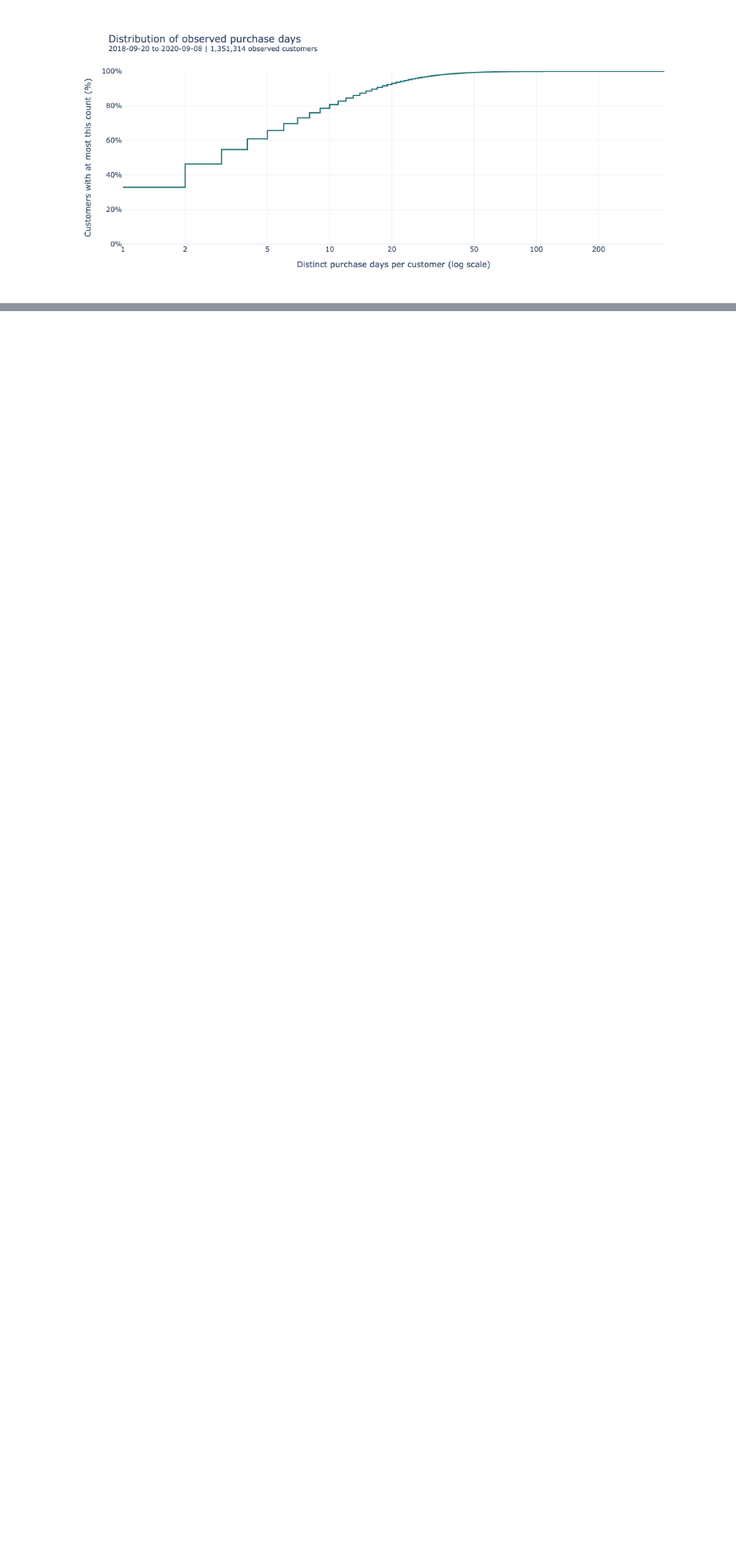
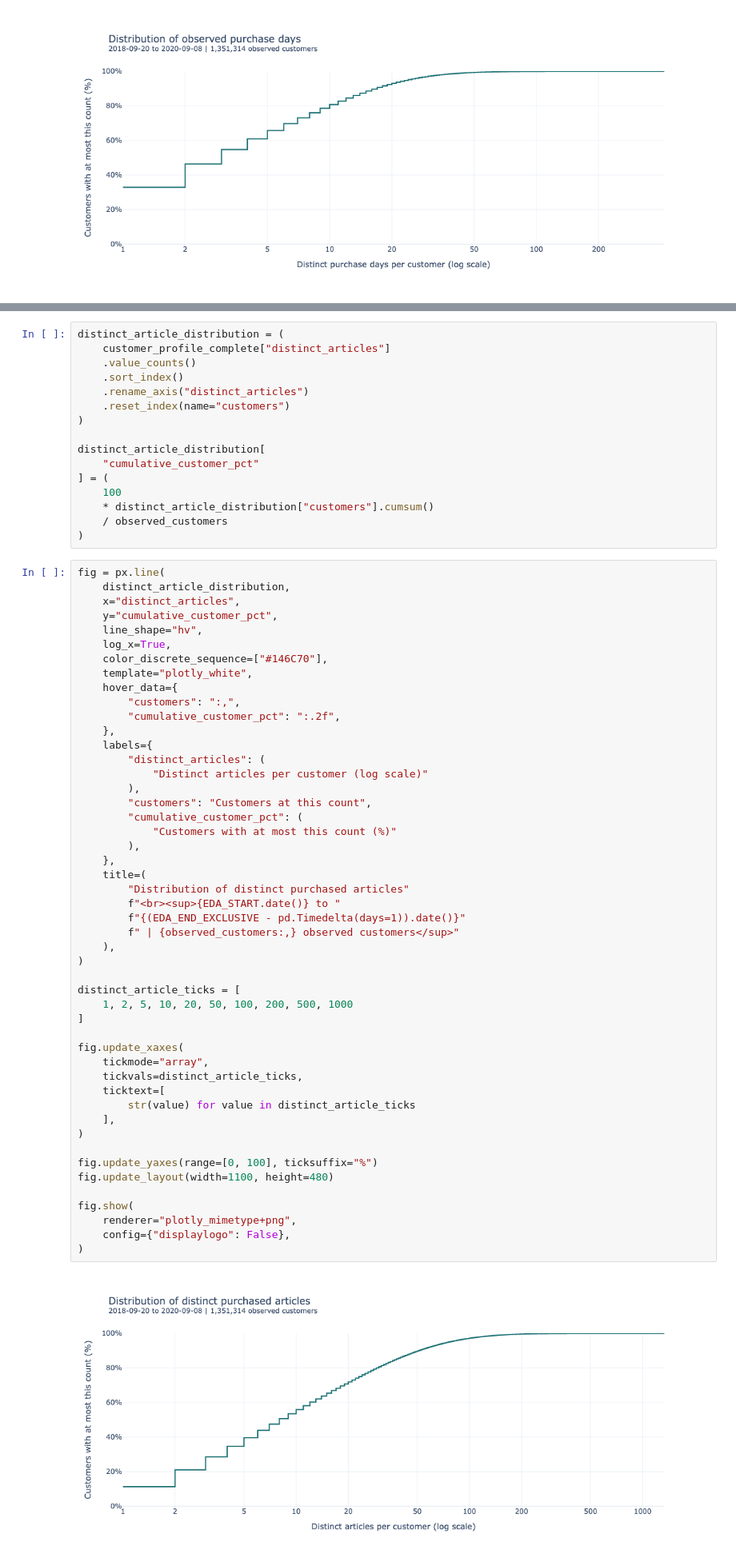
Before and after one commit to Songhai9/atelier-ai-project, a Jupyter notebook: notebooks/behavioral_eda.ipynb, the cells around one changed output, grey strips where cells are left out. Shown at 80% size. Saved outputs shown, nothing was run; the diff lists cells and outputs as text; blank space fills up the shorter version.

```diff
--- a/notebooks/behavioral_eda.ipynb
+++ b/notebooks/behavioral_eda.ipynb
@@ -1305,0 +1531,67 @@ fig.show(
+# %%
+distinct_article_distribution = (
+    customer_profile_complete["distinct_articles"]
+    .value_counts()
+    .sort_index()
+    .rename_axis("distinct_articles")
+    .reset_index(name="customers")
+)
+
+distinct_article_distribution[
+    "cumulative_customer_pct"
+] = (
+    100
+    * distinct_article_distribution["customers"].cumsum()
+    / observed_customers
+)
+# %%
+fig = px.line(
+    distinct_article_distribution,
+    x="distinct_articles",
+    y="cumulative_customer_pct",
+    line_shape="hv",
+    log_x=True,
+    color_discrete_sequence=["#146C70"],
+    template="plotly_white",
+    hover_data={
+        "customers": ":,",
+        "cumulative_customer_pct": ":.2f",
+    },
+    labels={
+        "distinct_articles": (
+            "Distinct articles per customer (log scale)"
+        ),
+        "customers": "Customers at this count",
+        "cumulative_customer_pct": (
+            "Customers with at most this count (%)"
+        ),
+    },
+    title=(
+        "Distribution of distinct purchased articles"
+        f"<br><sup>{EDA_START.date()} to "
+        f"{(EDA_END_EXCLUSIVE - pd.Timedelta(days=1)).date()}"
+        f" | {observed_customers:,} observed customers</sup>"
+    ),
+)
+
+distinct_article_ticks = [
+    1, 2, 5, 10, 20, 50, 100, 200, 500, 1000
+]
+
+fig.update_xaxes(
+    tickmode="array",
+    tickvals=distinct_article_ticks,
+    ticktext=[
+        str(value) for value in distinct_article_ticks
+    ],
+)
+
+fig.update_yaxes(range=[0, 100], ticksuffix="%")
+fig.update_layout(width=1100, height=480)
+
+fig.show(
+    renderer="plotly_mimetype+png",
+    config={"displaylogo": False},
+)
+# %% [output]
+[figure, added]
```
Also changed, not shown: parts of 8 cells of this notebook.
